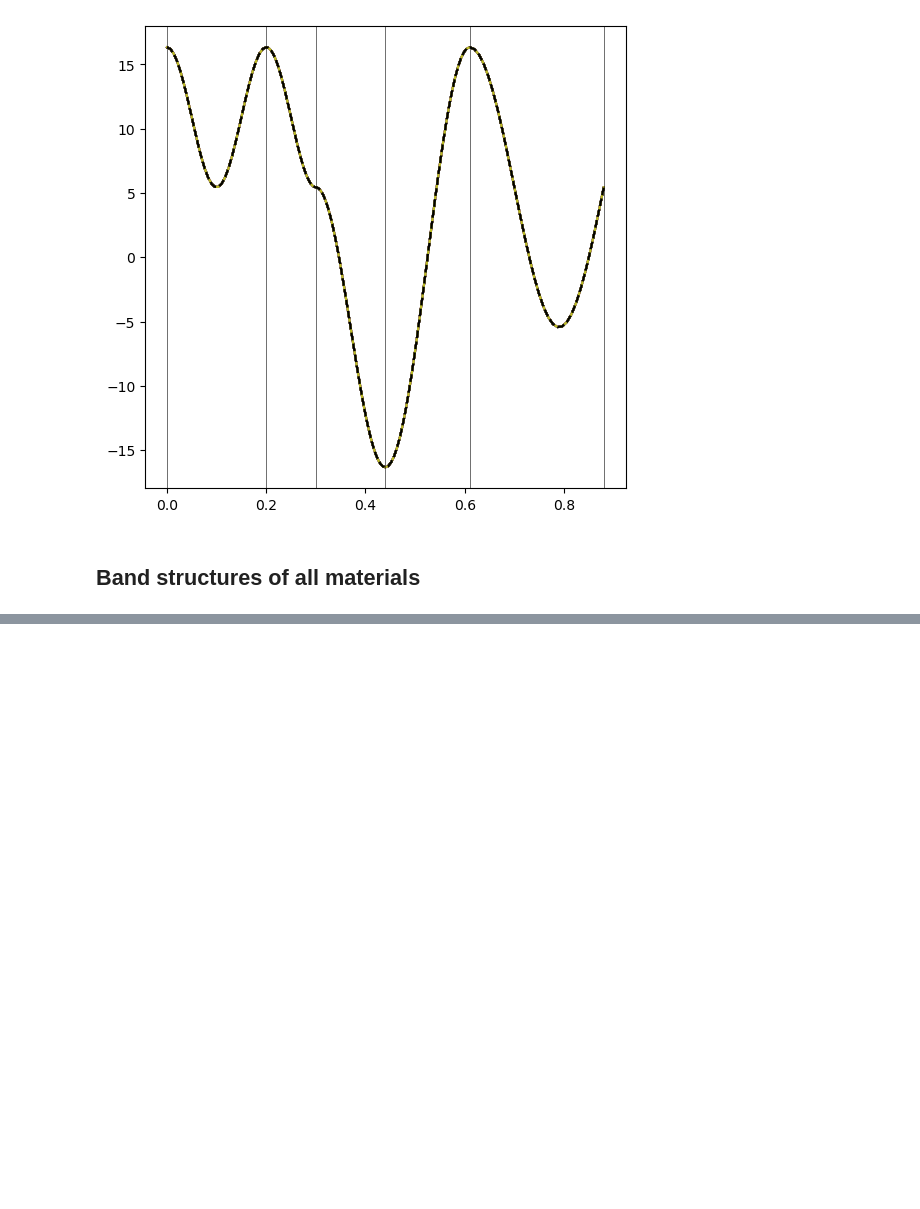
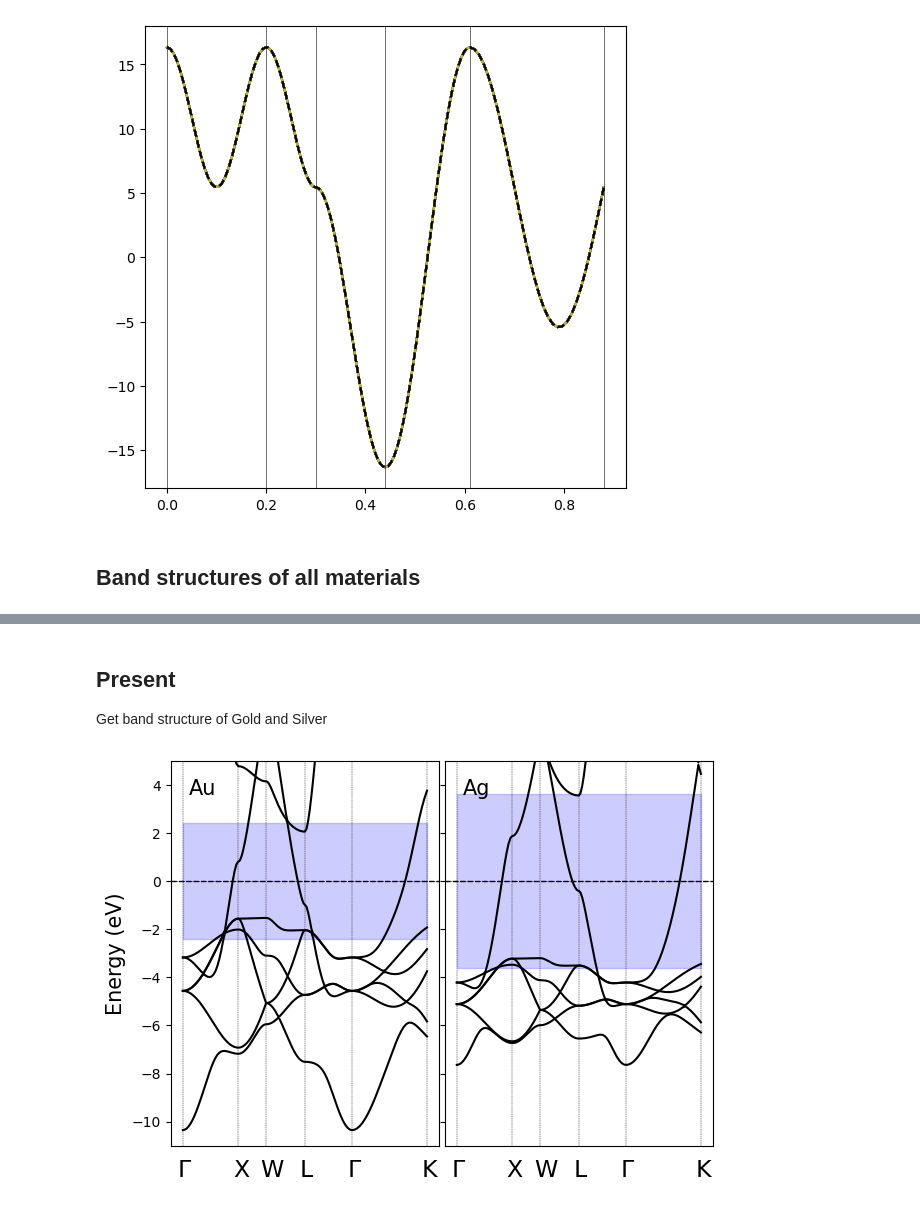
Before and after one commit to simaomenesesjoao/MaxTB, a Jupyter notebook: code_tests/julia_tests.ipynb, the cells around one changed output, grey strips where cells are left out. Saved outputs shown, nothing was run; the diff lists cells and outputs as text; code cells hidden in the pictures; blank space fills up the shorter version.

```diff
--- a/code_tests/julia_tests.ipynb
+++ b/code_tests/julia_tests.ipynb
@@ -288,0 +210,39 @@ e2 = 2*n*k
+# %% [markdown]
+## Present
+Get band structure of Gold and Silver
+# %%
+points = [r"$\Gamma$", "X", "W", "L", r"$\Gamma$", "K"]
+materials = ["Au", "Ag"]
+LSPRs = [2.4, 3.6]
+
+fig, axs = plt.subplots(1,2,figsize=(7,5), sharey=True)
+plt.subplots_adjust(wspace=0.02)
+indices = [0,3]
+
+for i, index in enumerate(indices):
+    material = materials[i]
+    bands = band_list[index]
+    fermi = fermis[index]
+    ax    = axs[i]
+    LSPR  = LSPRs[i]
+
+    # ax.set_title(material)
+    for j in range(No):
+        band = bands[:,j+3]*Ha_eV
+        ax.plot(ks, band - fermi, c='k')
+
+    for x,p in zip(xs, points):
+        ax.axvline(ks[x], linewidth=0.3, linestyle='--', c='k')
+        ax.text(ks[x]-0.02,-4.3-Ef,p, fontsize=17)
+
+    ax.axhline(0, linewidth=1, linestyle='--', c='k')
+    ax.set_ylim([-11,5])
+    ax.axhline(0, linestyle='--', color='k', linewidth=0.5)
+    ax.text(0.02, 3.6, material, fontsize=15)
+    ax.fill_between(ks, np.array(ks)*0 - LSPR, np.array(ks)*0 + LSPR, color='blue', alpha=0.2)
+    ax.get_xaxis().set_visible(False)
+
+axs[0].set_ylabel("Energy (eV)", fontsize=15)
+plt.show()
+# %% [output]
+[figure, added]
```
Also changed, not shown: parts of 27 cells of this notebook, 1 other file.
